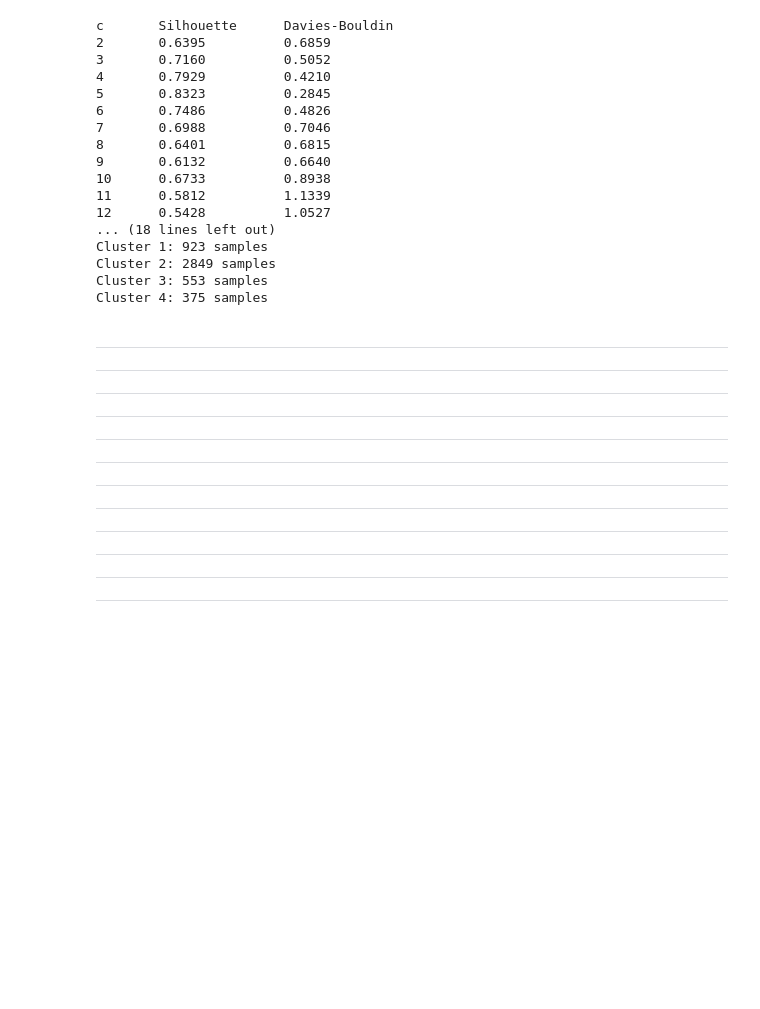
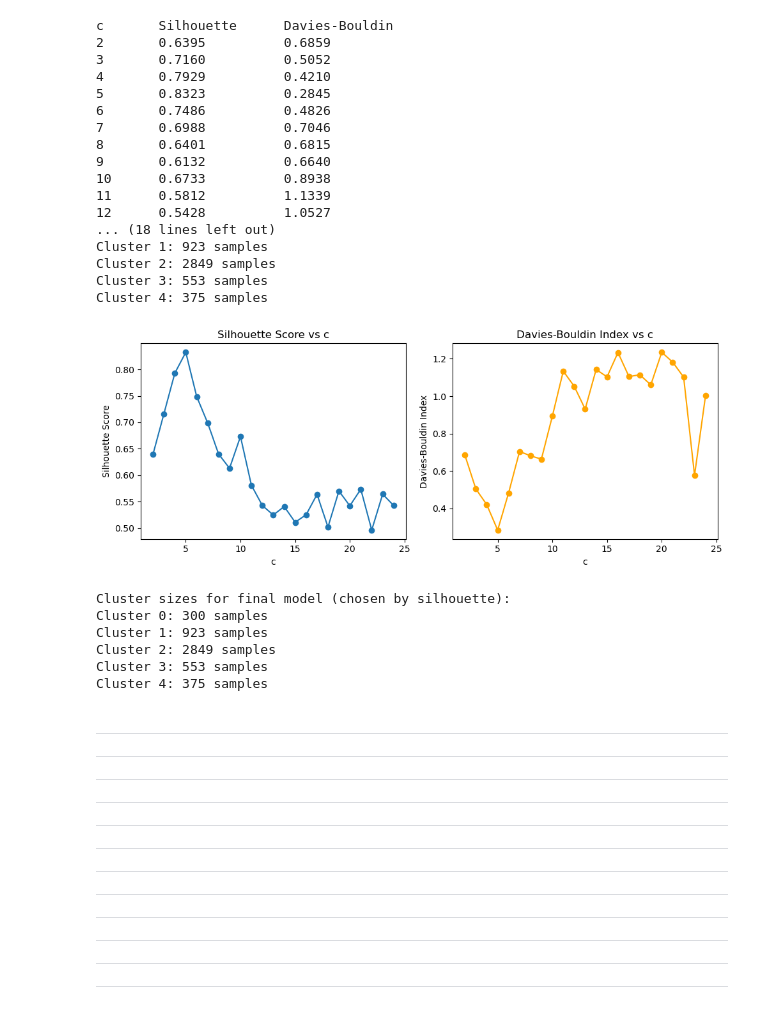
Before and after one commit to LuiisClaudio/ireland-real-estate-market-insights, a Jupyter notebook: Luis_Martins_CA1.ipynb, the cells around one changed output. Saved outputs shown, nothing was run; the diff lists cells and outputs as text; code cells hidden in the pictures; blank space fills up the shorter version.

```diff
--- a/Luis_Martins_CA1.ipynb
+++ b/Luis_Martins_CA1.ipynb
@@ -942,6 +940,40 @@ Cluster 1: 923 samples
 Cluster 2: 2849 samples
 Cluster 3: 553 samples
 Cluster 4: 375 samples
+# %%
+# Plot the metrics
+plt.figure(figsize=(10,4))
+plt.subplot(1,2,1)
+plt.plot(c_values, fcm_sil_scores, marker='o')
+plt.title('Silhouette Score vs c')
+plt.xlabel('c')
+plt.ylabel('Silhouette Score')
+
+plt.subplot(1,2,2)
+plt.plot(c_values, fcm_db_scores, marker='o', color='orange')
+plt.title('Davies-Bouldin Index vs c')
+plt.xlabel('c')
+plt.ylabel('Davies-Bouldin Index')
+plt.tight_layout()
+plt.show()
+
+# Fit final model for the silhouette-optimal c and show cluster sizes
+final_c = best_c_sil
+final_fcm_model = FuzzyCMeans(n_clusters=final_c, m=2, random_state=42)
+final_fcm_model.fit(X_scaled_fcm)
+final_fcm_labels = final_fcm_model.predict(X_scaled_fcm)
+(unique, counts) = np.unique(final_fcm_labels, return_counts=True)
+print("\nCluster sizes for final model (chosen by silhouette):")
+for u, c in zip(unique, counts):
+    print(f"Cluster {u}: {c} samples")
+# %% [output]
+[figure, added]
+Cluster sizes for final model (chosen by silhouette):
+Cluster 0: 300 samples
+Cluster 1: 923 samples
+Cluster 2: 2849 samples
+Cluster 3: 553 samples
+Cluster 4: 375 samples
 # %% [markdown]
 ---
 ---
```
Also changed, not shown: parts of 8 cells of this notebook.
